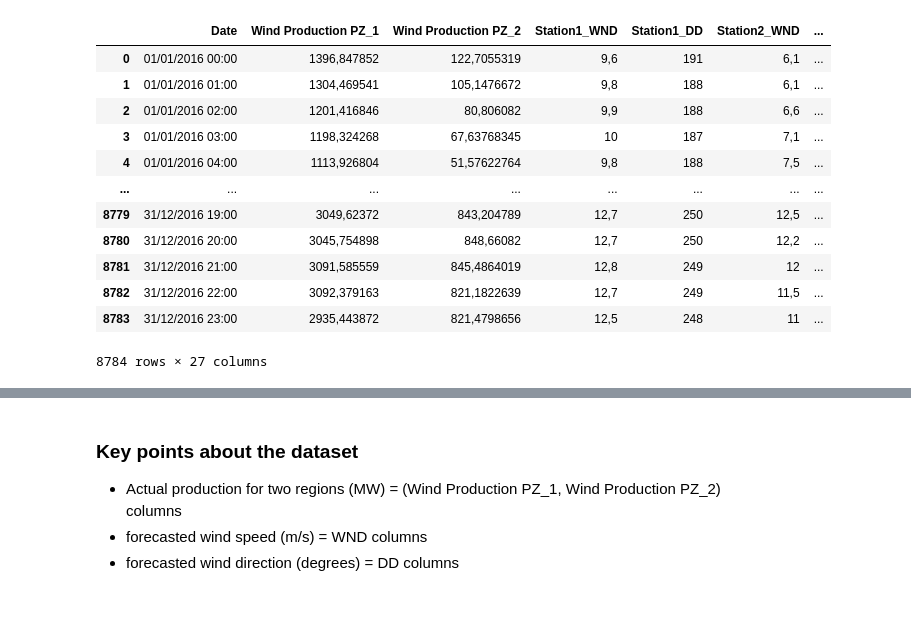
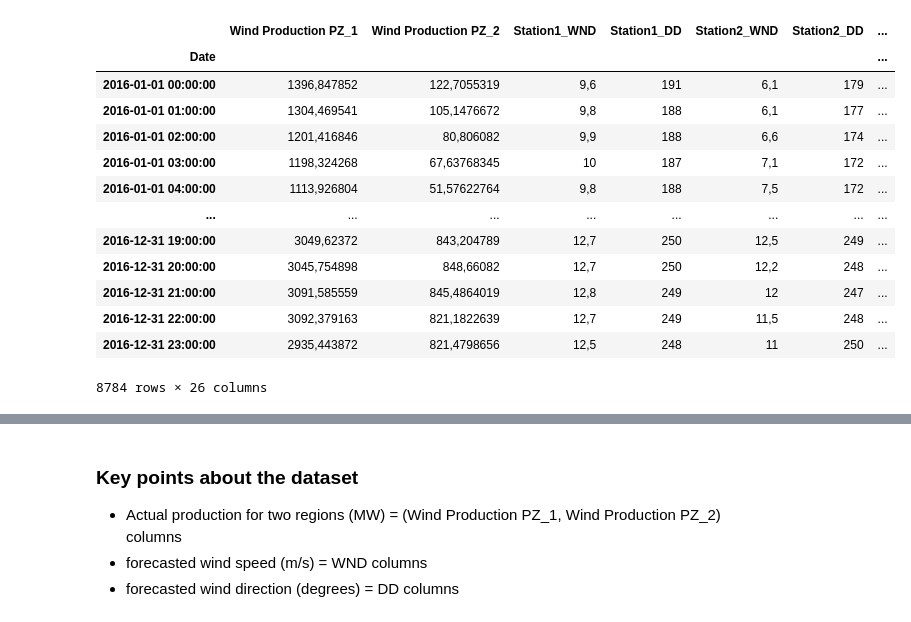
Before and after one commit to cayopolo/wind_forecast_model, a Jupyter notebook: wind_forecast_notebook.ipynb, the cells around one changed output, grey strips where cells are left out. Cells and saved outputs as stored; diff of their text form; code cells hidden in the pictures.

Commit message:
set datetime as index

```diff
--- a/wind_forecast_notebook.ipynb
+++ b/wind_forecast_notebook.ipynb
@@ -5,19 +5,21 @@ import seaborn as sns
 import matplotlib.pyplot as plt
 # %%
 # load dataset (note that dataset is seperated by ';' rather than usual ',')
-data = pd.read_csv('WindData.csv', sep = ';')
+# Set Date as index column and
+data = pd.read_csv('WindData.csv', sep = ';', index_col= 'Date', parse_dates=True, date_format="%d/%m/%Y %H:%M")
 data
 # %% [output]
-|  | Date | Wind Production PZ_1 | Wind Production PZ_2 | Station1_WND | Station1_DD | Station2_WND | ... |
-| 0 | 01/01/2016 00:00 | 1396,847852 | 122,7055319 | 9,6 | 191 | 6,1 | ... |
-| 1 | 01/01/2016 01:00 | 1304,469541 | 105,1476672 | 9,8 | 188 | 6,1 | ... |
-| 2 | 01/01/2016 02:00 | 1201,416846 | 80,806082 | 9,9 | 188 | 6,6 | ... |
-| 3 | 01/01/2016 03:00 | 1198,324268 | 67,63768345 | 10 | 187 | 7,1 | ... |
-| 4 | 01/01/2016 04:00 | 1113,926804 | 51,57622764 | 9,8 | 188 | 7,5 | ... |
+|  | Wind Production PZ_1 | Wind Production PZ_2 | Station1_WND | Station1_DD | Station2_WND | Station2_DD | ... |
+| Date |  |  |  |  |  |  | ... |
+| 2016-01-01 00:00:00 | 1396,847852 | 122,7055319 | 9,6 | 191 | 6,1 | 179 | ... |
+| 2016-01-01 01:00:00 | 1304,469541 | 105,1476672 | 9,8 | 188 | 6,1 | 177 | ... |
+| 2016-01-01 02:00:00 | 1201,416846 | 80,806082 | 9,9 | 188 | 6,6 | 174 | ... |
+| 2016-01-01 03:00:00 | 1198,324268 | 67,63768345 | 10 | 187 | 7,1 | 172 | ... |
+| 2016-01-01 04:00:00 | 1113,926804 | 51,57622764 | 9,8 | 188 | 7,5 | 172 | ... |
 | ... | ... | ... | ... | ... | ... | ... | ... |
-| 8779 | 31/12/2016 19:00 | 3049,62372 | 843,204789 | 12,7 | 250 | 12,5 | ... |
-| 8780 | 31/12/2016 20:00 | 3045,754898 | 848,66082 | 12,7 | 250 | 12,2 | ... |
-| 8781 | 31/12/2016 21:00 | 3091,585559 | 845,4864019 | 12,8 | 249 | 12 | ... |
-| 8782 | 31/12/2016 22:00 | 3092,379163 | 821,1822639 | 12,7 | 249 | 11,5 | ... |
-| 8783 | 31/12/2016 23:00 | 2935,443872 | 821,4798656 | 12,5 | 248 | 11 | ... |
+| 2016-12-31 19:00:00 | 3049,62372 | 843,204789 | 12,7 | 250 | 12,5 | 249 | ... |
+| 2016-12-31 20:00:00 | 3045,754898 | 848,66082 | 12,7 | 250 | 12,2 | 248 | ... |
+| 2016-12-31 21:00:00 | 3091,585559 | 845,4864019 | 12,8 | 249 | 12 | 247 | ... |
+| 2016-12-31 22:00:00 | 3092,379163 | 821,1822639 | 12,7 | 249 | 11,5 | 248 | ... |
+| 2016-12-31 23:00:00 | 2935,443872 | 821,4798656 | 12,5 | 248 | 11 | 250 | ... |
-8784 rows × 27 columns
+8784 rows × 26 columns
```
Also changed, not shown: parts of 5 cells of this notebook.
